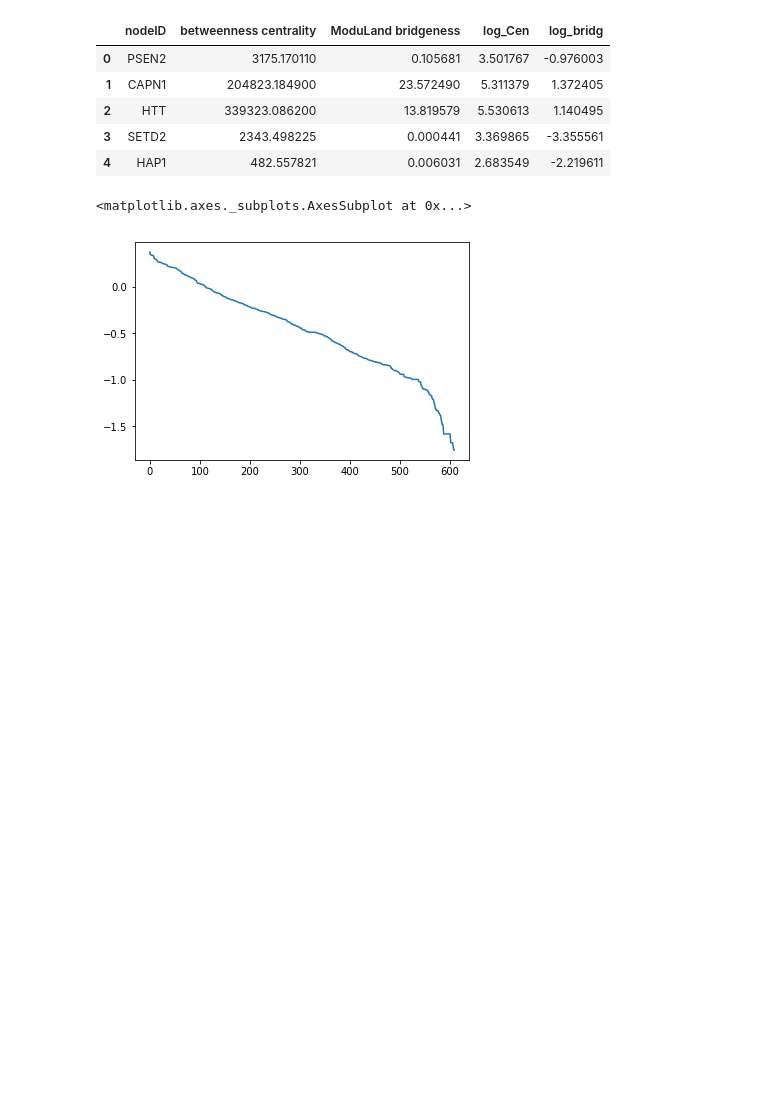
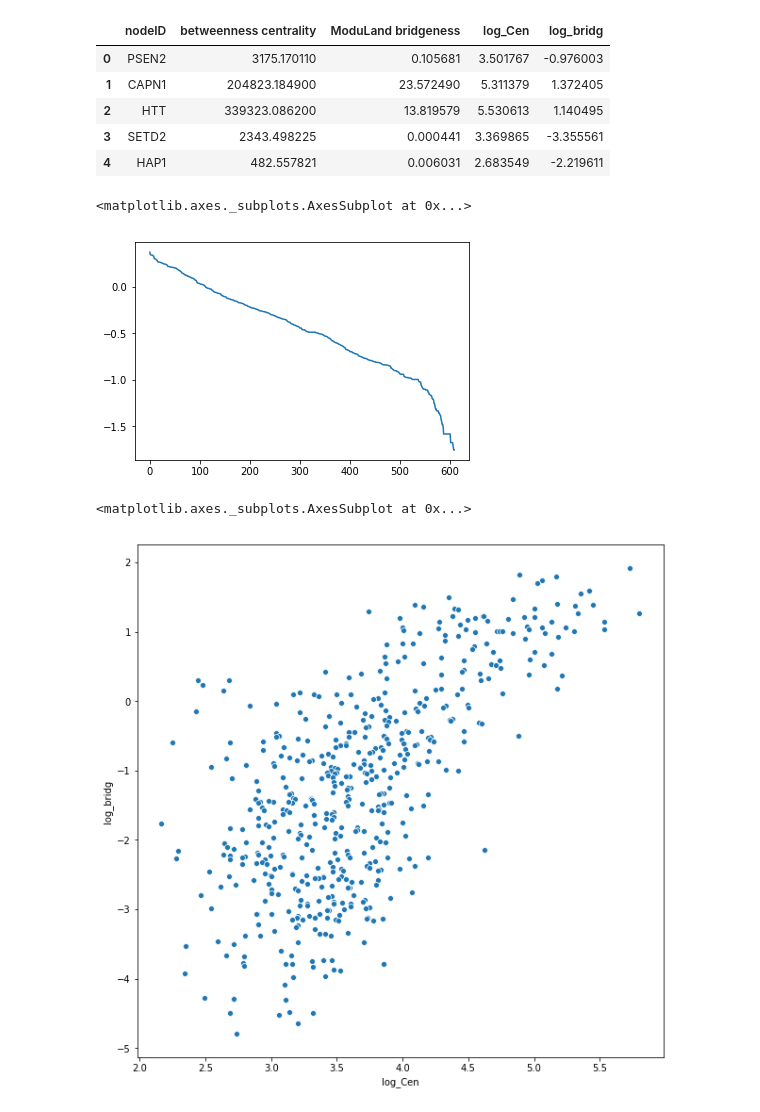
Before and after one commit to theocole/wsmm-groupwork, a Jupyter notebook: gene_lists/date_party_analysis.ipynb, the cells around one changed output. Drawn from its saved outputs; the diff is of its cells as text; code cells hidden in the pictures; blank space fills up the shorter version.

```diff
--- a/gene_lists/date_party_analysis.ipynb
+++ b/gene_lists/date_party_analysis.ipynb
@@ -21,3 +21,13 @@ centrality_bridgeness_df.log_bc_ratio.plot()
 # %% [output]
 <matplotlib.axes._subplots.AxesSubplot at 0x...>
 [figure]
+# %%
+import seaborn as sns
+
+a4_dims = (10,10)
+fig, ax = plt.subplots(figsize=a4_dims)
+sns.scatterplot(x='log_Cen', y='log_bridg', data=centrality_bridgeness_df)
+sns.pointplot(x=[min(centrality_bridgeness_df['log_Cen']),])
+# %% [output]
+<matplotlib.axes._subplots.AxesSubplot at 0x...>
+[figure, added]
```
Also changed, not shown: parts of 4 cells of this notebook, 3 other files.
